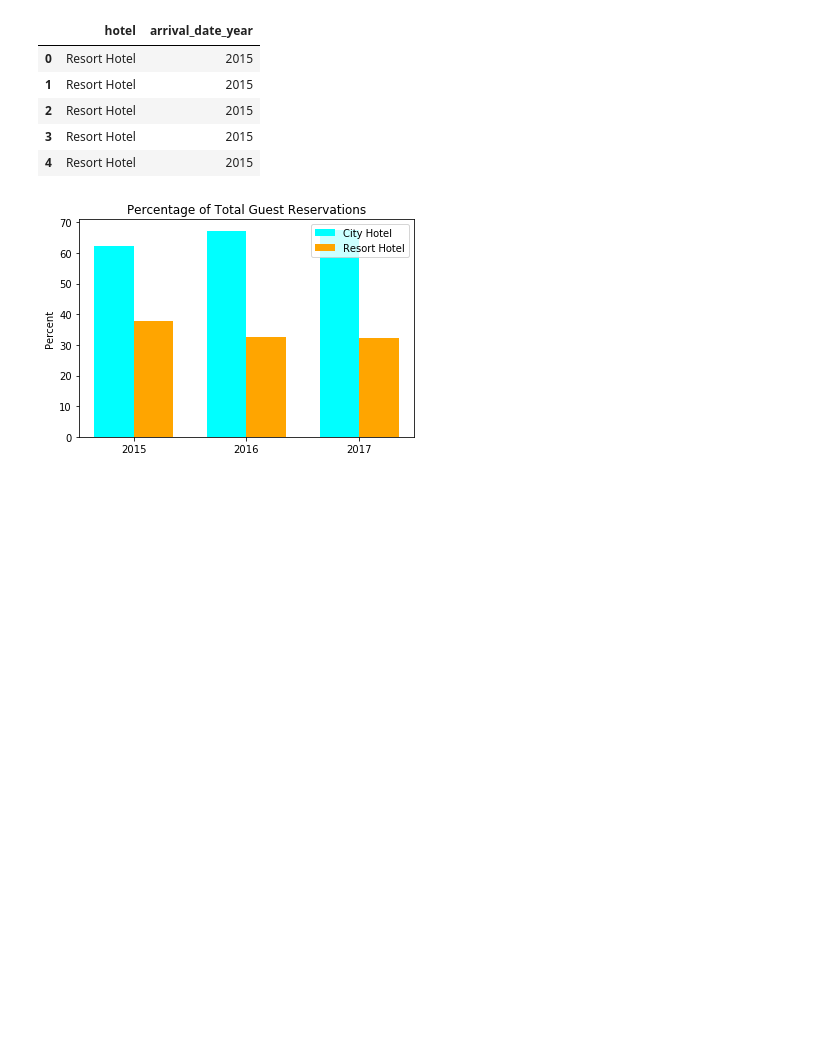
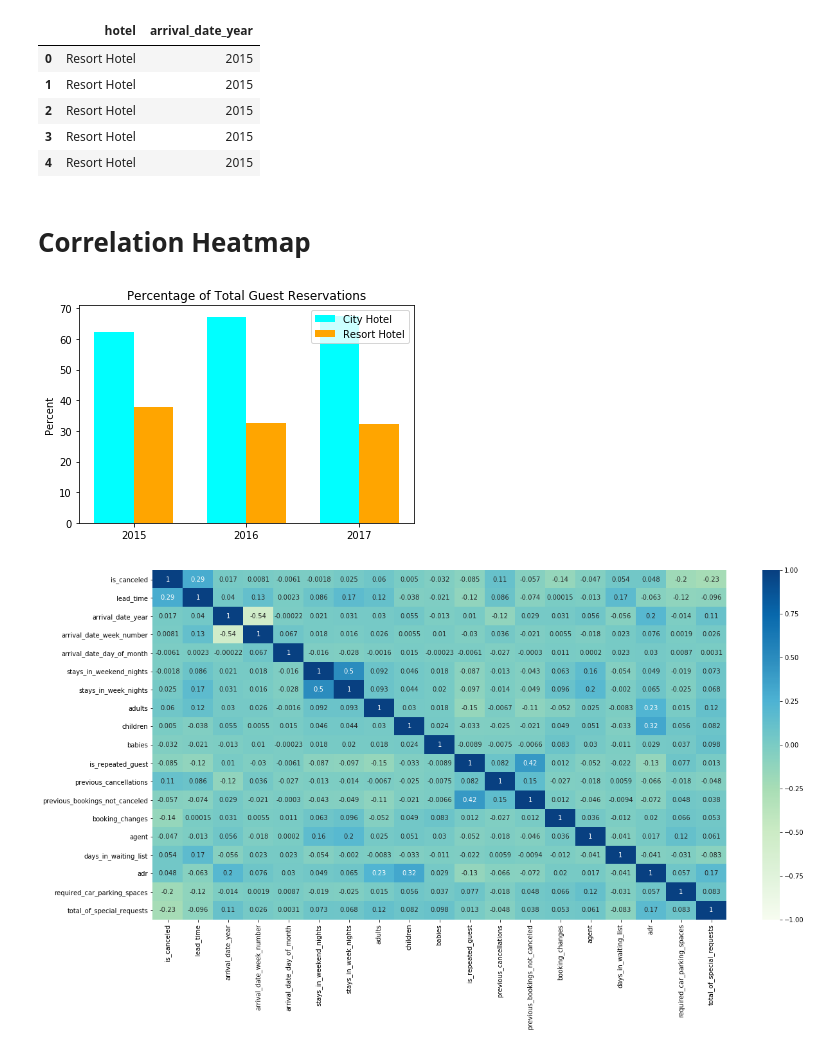
Before and after one commit to nordbynick/UWFinTech_Project3, a Jupyter notebook: Visualizations/Dashboard.ipynb, the cells around one changed output. Drawn from its saved outputs; the diff is of its cells as text; code cells hidden in the pictures; blank space fills up the shorter version.

Commit message:
added correlation heatmap

```diff
--- a/Visualizations/Dashboard.ipynb
+++ b/Visualizations/Dashboard.ipynb
@@ -215,6 +216,24 @@ def combined_data():
     fig_pane = pn.pane.Matplotlib(fig)
 
     return fig_pane
+# %% [markdown]
+# Correlation Heatmap
+# %%
+# Define a function to output the correlation heatmap
+def corr_heatmap():
+    # For the following, features, we will fill null data with a unique value
+    hotel_data["country"] = hotel_data["country"].fillna('Unknown')
+    hotel_data["agent"] = hotel_data["agent"].fillna(0)
+    hotel_data["children"] = hotel_data["children"].fillna(0)
+
+    # For the "company" feature, given it is essentially irrelevant (almost entirely null), we will remove the column
+    hotel_data.drop(columns=['company'], inplace=True)
+
+    # Identify and plot correlation via heatmap, we may remove any features we believe are highly coorelated
+    correlation = hotel_data.corr()
+    plt.figure(figsize = (20,10))
+    hotel_corr = sns.heatmap(correlation, vmin=-1, vmax=1, annot=True, cmap="GnBu").get_figure()
+    return hotel_corr
 # %%
 # Use the functions created to display visuals with panel
 
@@ -222,34 +241,38 @@ def combined_data():
 tab_subtitle = "## Percentage of Total Guest Reservations by Year and Country"
 
 # Use the pie_chart function to generate pie_charts for each year and setup as Row format
 yearly_data = pn.Row("## 2015", pie_chart(2015),
                      "## 2016", pie_chart(2016),
                      "## 2017", pie_chart(2017))
 
 # Use the map_data function, tab_subtitle, and yearly_data to setup the country of origin info as Column format
 country_data = pn.Column(map_data(), tab_subtitle, yearly_data)
 
 # Use the combined_data function to setup hotel type data as Row format
 hotel_type_percent_data = pn.Row(combined_data())
 
+# Use the corr_heatmap function to setup correlation map as a Row format
+correlation_heatmap = pn.Row(corr_heatmap())
+
 # Grab saved accuracy score figures
 png_pane_acc_score_grid = pn.pane.PNG("../Images/accuracy_score_grid.png", width=600)
 png_pane_acc_score_viz = pn.pane.PNG("../Images/accuracy_score_viz.png", width=600)
 
 acc_scores = pn.Row(png_pane_acc_score_grid, png_pane_acc_score_viz)
 ML_model_visuals_2 = pn.Column("replace with ML model visuals")
 ML_model_visuals_3 = pn.Column("replace with ML model visuals")
 
 # Setup the Panel tabs to display on the dashboard
 panel = pn.Tabs(
     ("Country of Origin", country_data),
     ("Hotel Type Data", hotel_type_percent_data),
+    ("Correlation", correlation_heatmap),
     ("Accuracy Scores", acc_scores),
-    ("ML model 2 visuals", ML_model_visuals_2),
     ("ML model 3 visuals", ML_model_visuals_3),
 )
 # %% [output]
 [figure]
+[figure, added]
 # %%
 # Serve the Panel dashboard
 
```
Also changed, not shown: parts of 1 cell of this notebook.
